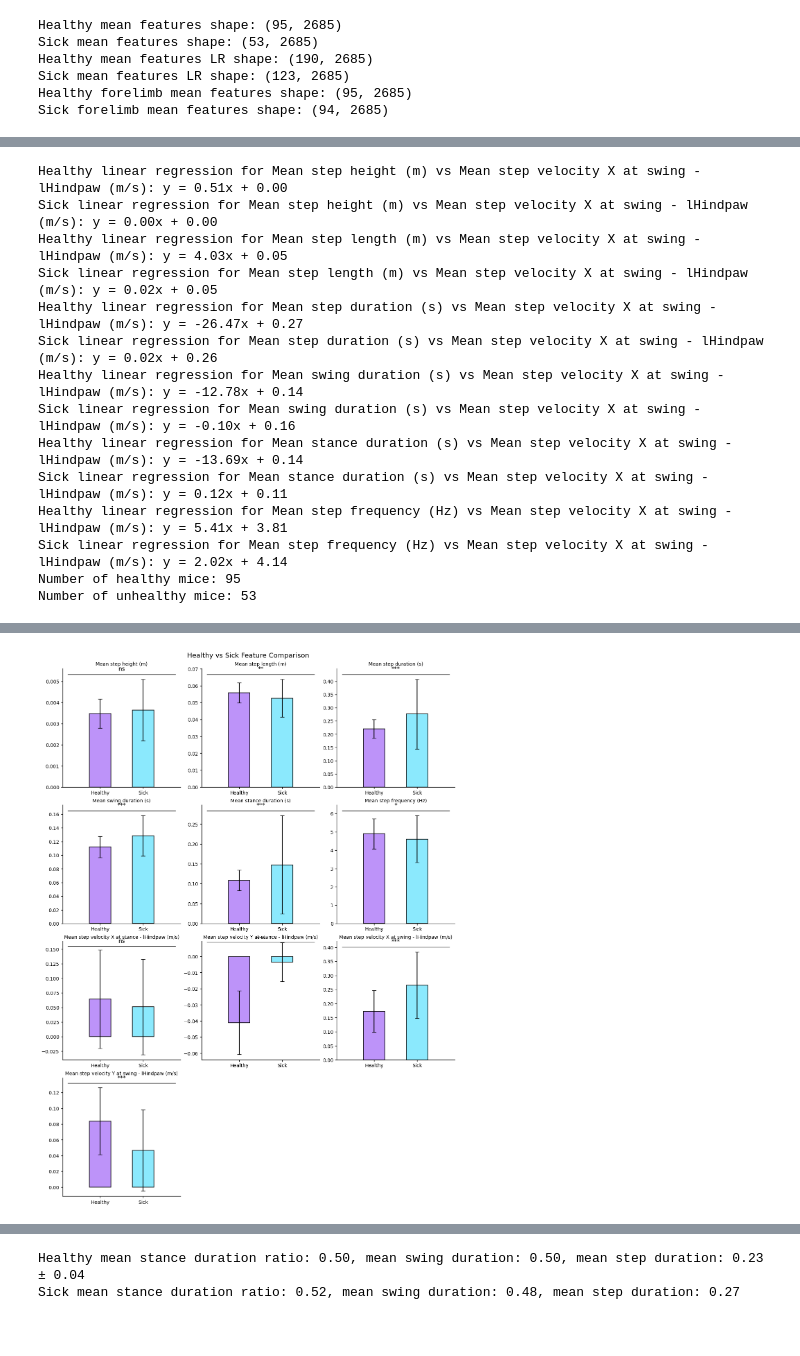
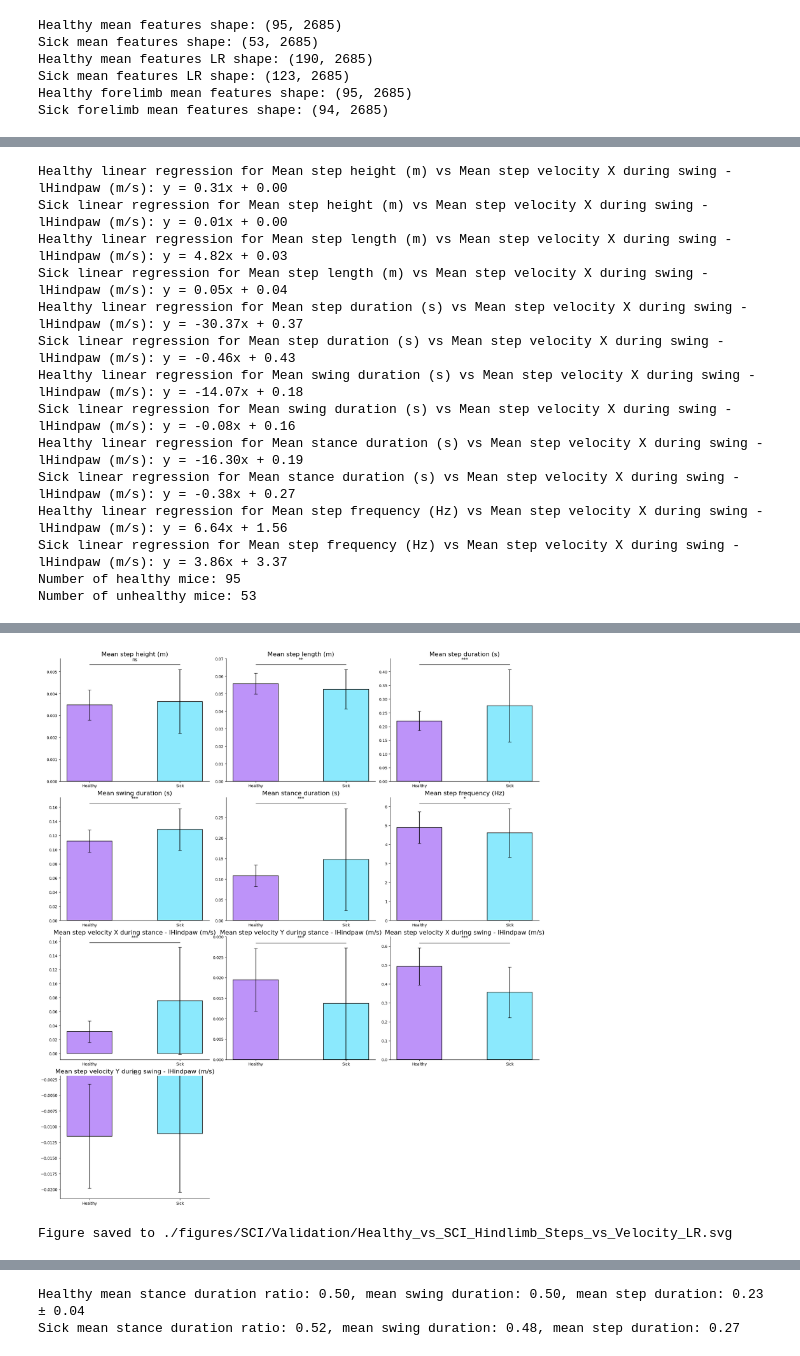
Before and after one commit to SimpingOjou/MScThesis, a Jupyter notebook: SCI_Time_Analysis.ipynb, the cells around one changed output, grey strips where cells are left out. Saved outputs shown, nothing was run; the diff lists cells and outputs as text; code cells hidden in the pictures.

```diff
--- a/SCI_Time_Analysis.ipynb
+++ b/SCI_Time_Analysis.ipynb
@@ -568,7 +843,7 @@ def plot_ttest_results_grid(t_test_df: pd.DataFrame,
 from scipy.stats import levene
 # Perform Levene's test for the two distributions
 levene_results = {}
-for feature in foresteps_features_to_check + features_to_check_against:
+for feature in foresteps_features_to_check + features_to_check_against_during:
     if feature in healthy_forelimb_mean_features.columns and feature in sick_forelimb_mean_features.columns:
         healthy_values = healthy_forelimb_mean_features[feature].dropna().values
         sick_values = sick_forelimb_mean_features[feature].dropna().values
@@ -582,27 +857,45 @@ levene_df = levene_df.reset_index().rename(columns={'index': 'Feature'})
 levene_df['Significant'] = levene_df['p-value'] < 0.05  # Mark significant results, which indicates unequal variance
 print(levene_df)
 
+foresteps_features_to_check_new = ('Mean phase excursion - spine - head (°)', 'Mean phase excursion - spine - spine 1 (°)','Mean phase excursion - tail - base (°)', 'Mean phase excursion - tail - tail 2 (°)')
 ## Perform t-test of healthy vs sick based on forelimb
 t_test_results = defaultdict(dict)
-total_features = foresteps_features_to_check + features_to_check_against
+total_features = foresteps_features_to_check_new
 for feature in total_features:
     if feature in healthy_forelimb_mean_features.columns and feature in sick_forelimb_mean_features.columns:
         healthy_values = healthy_forelimb_mean_features[feature].dropna().values
         sick_values = sick_forelimb_mean_features[feature].dropna().values
         if len(healthy_values) > 0 and len(sick_values) > 0:
+            healthy_mice_nbr = healthy_forelimb_mean_features['Mouse'].nunique()
+            sick_mice_nbr = sick_forelimb_mean_features['Mouse'].nunique()
+            healthy_weights = np.ones_like(healthy_values) / healthy_mice_nbr
+            sick_weights = np.ones_like(sick_values) / sick_mice_nbr
+
+            # Perform circular mean if 'angle' or 'phase' is in the feature name
+            if 'angle' in feature.lower() or 'phase' in feature.lower():
+                healthy_mean = get_circular_mean(np.deg2rad(healthy_values), weights=healthy_weights)
+                healthy_std = get_circular_std(np.deg2rad(healthy_values), weights=healthy_weights)
+                sick_mean = get_circular_mean(np.deg2rad(sick_values), weights=sick_weights)
+                sick_std = get_circular_std(np.deg2rad(sick_values), weights=sick_weights)
+            else:
+                healthy_mean = np.average(healthy_values, weights=healthy_weights)
+                healthy_std = np.std(healthy_values, ddof=1)
+                sick_mean = np.average(sick_values, weights=sick_weights)
+                sick_std = np.std(sick_values, ddof=1)
+
             t_stat, p_value = ttest_ind_from_stats(
-                mean1=np.mean(healthy_values),
-                std1=np.std(healthy_values, ddof=1),
+                mean1=healthy_mean,
+                std1=healthy_std,
                 nobs1=len(healthy_values),
-                mean2=np.mean(sick_values),
-                std2=np.std(sick_values, ddof=1),
+                mean2=sick_mean,
+                std2=sick_std,
                 nobs2=len(sick_values),
                 equal_var=False  # Welch's t-test
             )
-            t_test_results[feature]['healthy_mean'] = np.mean(healthy_values)
-            t_test_results[feature]['sick_mean'] = np.mean(sick_values)
-            t_test_results[feature]['healthy_std'] = np.std(healthy_values, ddof=1)
-            t_test_results[feature]['sick_std'] = np.std(sick_values, ddof=1)
+            t_test_results[feature]['healthy_mean'] = healthy_mean
+            t_test_results[feature]['sick_mean'] = sick_mean
+            t_test_results[feature]['healthy_std'] = healthy_std
+            t_test_results[feature]['sick_std'] = sick_std
             t_test_results[feature]['t-statistic'] = t_stat
             t_test_results[feature]['p-value'] = p_value
 
@@ -614,5 +907,6 @@ print(f"Number of healthy mice: {len(healthy_forelimb_mean_features)}")
 print(f"Number of sick mice: {len(sick_forelimb_mean_features)}")
 print(t_test_df)
 # Plot the t-test results
-plot_ttest_results_grid(t_test_df, healthy_forelimb_mean_features, sick_forelimb_mean_features, cols=3, filepath=os.path.join(FIGURES_DIR, 'Validation', 'Healthy_vs_SCI_Forelimb_Steps_vs_Hindlimb.svg'))
+# plot_ttest_results_grid(t_test_df, healthy_forelimb_mean_features, sick_forelimb_mean_features, cols=3, filepath=None)#os.path.join(FIGURES_DIR, 'Validation', 'Healthy_vs_SCI_Forelimb_Steps_vs_Hindlimb.svg'))
+plot_prism_bar_scatter(t_test_df, healthy_forelimb_mean_features, sick_forelimb_mean_features, show_significance=True, filepath=os.path.join(FIGURES_DIR, 'Validation', 'Healthy_vs_SCI_Forelimb_Steps_vs_Other'))
 # %% [output]
@@ -653,7 +941,7 @@ fig = make_subplots(
 )
 
 for i, y_feat in enumerate(features_to_check):
-    for j, x_feat in enumerate(features_to_check_against):
+    for j, x_feat in enumerate(features_to_check_against_during):
         if x_feat in healthy_mean_features.columns and y_feat in healthy_mean_features.columns:
             fig.add_trace(
                 go.Scatter(
@@ -703,7 +991,7 @@ for i, y_feat in enumerate(features_to_check):
                 ),
                 row=i+1, col=j+1
             )
-            # Linear regression for healthy group
+            # Linear regression for sick group
             x = sick_mean_features[x_feat].values
             y = sick_mean_features[y_feat].values
             if len(x) > 1 and len(y) > 1:
@@ -742,24 +1030,24 @@ print(f'Number of unhealthy mice: {len(sick_mean_features['Mouse'].unique())}')
 fig.show()
 fig.write_image(os.path.join(os.path.join(FIGURES_DIR, 'Validation'), 'Healthy_vs_SCI_Mean_Hindlimb_Features_Step_vs_Velocity.svg'), format='svg')
 # %% [output]
-Healthy linear regression for Mean step height (m) vs Mean step velocity X at swing - lHindpaw (m/s): y = 0.51x + 0.00
-Sick linear regression for Mean step height (m) vs Mean step velocity X at swing - lHindpaw (m/s): y = 0.00x + 0.00
-Healthy linear regression for Mean step length (m) vs Mean step velocity X at swing - lHindpaw (m/s): y = 4.03x + 0.05
-Sick linear regression for Mean step length (m) vs Mean step velocity X at swing - lHindpaw (m/s): y = 0.02x + 0.05
-Healthy linear regression for Mean step duration (s) vs Mean step velocity X at swing - lHindpaw (m/s): y = -26.47x + 0.27
-Sick linear regression for Mean step duration (s) vs Mean step velocity X at swing - lHindpaw (m/s): y = 0.02x + 0.26
-Healthy linear regression for Mean swing duration (s) vs Mean step velocity X at swing - lHindpaw (m/s): y = -12.78x + 0.14
-Sick linear regression for Mean swing duration (s) vs Mean step velocity X at swing - lHindpaw (m/s): y = -0.10x + 0.16
-Healthy linear regression for Mean stance duration (s) vs Mean step velocity X at swing - lHindpaw (m/s): y = -13.69x + 0.14
-Sick linear regression for Mean stance duration (s) vs Mean step velocity X at swing - lHindpaw (m/s): y = 0.12x + 0.11
-Healthy linear regression for Mean step frequency (Hz) vs Mean step velocity X at swing - lHindpaw (m/s): y = 5.41x + 3.81
-Sick linear regression for Mean step frequency (Hz) vs Mean step velocity X at swing - lHindpaw (m/s): y = 2.02x + 4.14
+Healthy linear regression for Mean step height (m) vs Mean step velocity X during swing - lHindpaw (m/s): y = 0.31x + 0.00
+Sick linear regression for Mean step height (m) vs Mean step velocity X during swing - lHindpaw (m/s): y = 0.01x + 0.00
+Healthy linear regression for Mean step length (m) vs Mean step velocity X during swing - lHindpaw (m/s): y = 4.82x + 0.03
+Sick linear regression for Mean step length (m) vs Mean step velocity X during swing - lHindpaw (m/s): y = 0.05x + 0.04
+Healthy linear regression for Mean step duration (s) vs Mean step velocity X during swing - lHindpaw (m/s): y = -30.37x + 0.37
+Sick linear regression for Mean step duration (s) vs Mean step velocity X during swing - lHindpaw (m/s): y = -0.46x + 0.43
+Healthy linear regression for Mean swing duration (s) vs Mean step velocity X during swing - lHindpaw (m/s): y = -14.07x + 0.18
+Sick linear regression for Mean swing duration (s) vs Mean step velocity X during swing - lHindpaw (m/s): y = -0.08x + 0.16
+Healthy linear regression for Mean stance duration (s) vs Mean step velocity X during swing - lHindpaw (m/s): y = -16.30x + 0.19
+Sick linear regression for Mean stance duration (s) vs Mean step velocity X during swing - lHindpaw (m/s): y = -0.38x + 0.27
+Healthy linear regression for Mean step frequency (Hz) vs Mean step velocity X during swing - lHindpaw (m/s): y = 6.64x + 1.56
+Sick linear regression for Mean step frequency (Hz) vs Mean step velocity X during swing - lHindpaw (m/s): y = 3.86x + 3.37
 Number of healthy mice: 95
 Number of unhealthy mice: 53
 # %%
 ## Perform t-test of healthy vs sick for left and right mice
 t_test_results_lr = defaultdict(dict)
-total_features_lr = features_to_check + features_to_check_against
+total_features_lr = features_to_check + features_to_check_against_during
 for feature in total_features_lr:
     if feature in healthy_mean_features_lr.columns and feature in sick_mean_features_lr.columns:
         healthy_values = healthy_mean_features_lr[feature].dropna().values
@@ -790,7 +1078,7 @@ print(f"Number of sick mice: {len(sick_mean_features_lr)}")
 print(t_test_df_lr)
 
 # Plot the t-test results for left and right mice
-plot_ttest_results_grid(t_test_df_lr, healthy_mean_features_lr, sick_mean_features_lr, cols=3)
+plot_ttest_results_grid(t_test_df_lr, healthy_mean_features_lr, sick_mean_features_lr, cols=3, filepath=os.path.join(FIGURES_DIR, 'Validation', 'Healthy_vs_SCI_Hindlimb_Steps_vs_Velocity_LR.svg'))
 # %% [output]
 Number of healthy mice: 190
 Number of sick mice: 123
@@ -812,4 +1100,5 @@ Number of sick mice: 123
-[figure, old version]
+[figure, new version]
+Figure saved to ./figures/SCI/Validation/Healthy_vs_SCI_Hindlimb_Steps_vs_Velocity_LR.svg
 # %%
 ## Perform t-test to see if on right sided runs healthy is different from sick
 t_test_results_r = defaultdict(dict)
```
Also changed, not shown: parts of 9 cells of this notebook, 47 other files.
